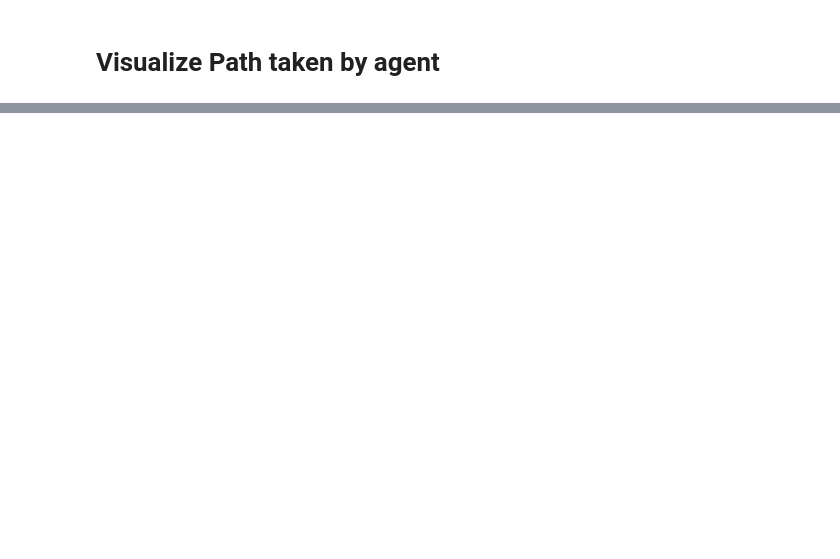
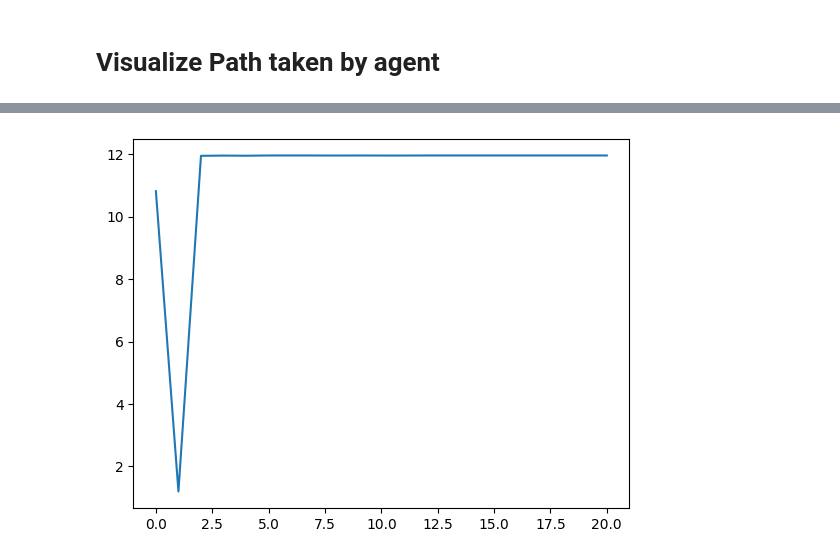
Before and after one commit to PriyankaVelagala/INM363-Project, a Jupyter notebook: src/ppo_colab_test.ipynb, the cells around one changed output, grey strips where cells are left out. Cells and saved outputs as stored; diff of their text form; code cells hidden in the pictures; blank space fills up the shorter version.

```diff
--- a/src/ppo_colab_test.ipynb
+++ b/src/ppo_colab_test.ipynb
@@ -238,0 +480,6 @@ Sector locations: [(-640.0, -448.0, 160.0, 160.0), (-448.0, -640.0, -32.0, -32.0
+# %%
+import matplotlib.pyplot as plt
+plt.plot(chkpt_mean_rewards)
+plt.show()
+# %% [output]
+[figure, added]
```
Also changed, not shown: parts of 20 cells of this notebook, 1 other file.
